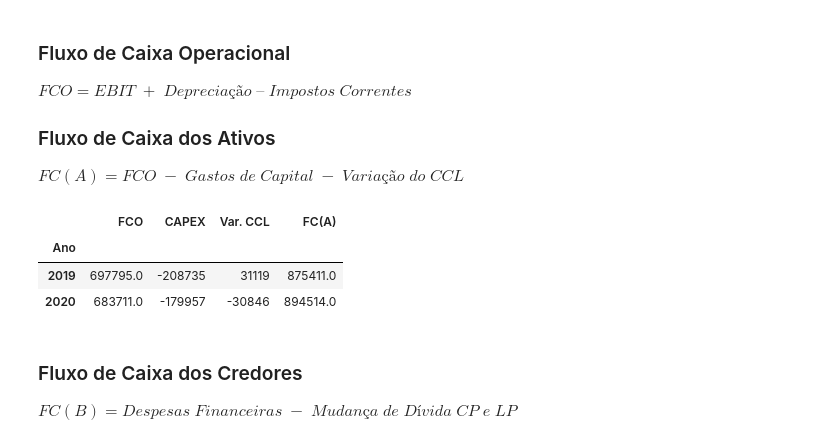
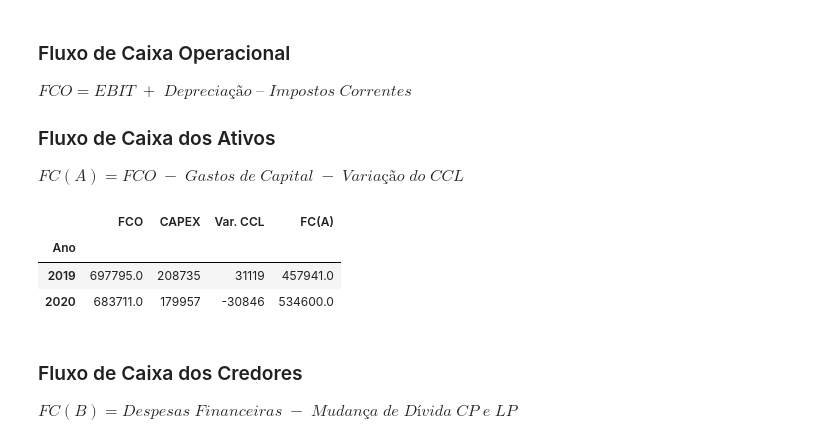
Before and after one commit to pedrotramos/Analise-MRV, a Jupyter notebook: Analise-MRV.ipynb, the cells around one changed output. Saved outputs shown, nothing was run; the diff lists cells and outputs as text; code cells hidden in the pictures.

```diff
--- a/Analise-MRV.ipynb
+++ b/Analise-MRV.ipynb
@@ -484,36 +484,36 @@ for i in years:
     depre = getValue(DFC, 'Depreciação, Amortização e Exaustão', i)
     impostos = getValue(DRE, '(-) IR e CSLL', i)
 
     FCO_ = EBIT + depre - impostos
 
-    CAPEX_ = getValue(DFC, 'Compra Ativo Imobilizado e Intangível', i) # no excel o valor está negativo, pois é uma saída de caixa para a empresa
+    CAPEX_ = -getValue(DFC, 'Compra Ativo Imobilizado e Intangível', i) # no excel o valor está negativo, pois é uma saída de caixa para a empresa
 
     atualCCL = getValue(BP, 'Ativo Circulante', i) - (getValue(BP, 'Passivo Circulante', i) - getValue(BP, 'Financiamento CP', i) - getValue(BP, 'Debêntures CP', i))
     anteriorCCL = getValue(BP, 'Ativo Circulante', i - 1) - (getValue(BP, 'Passivo Circulante', i - 1) - getValue(BP, 'Financiamento CP', i - 1) - getValue(BP, 'Debêntures CP', i - 1))
     varCCL_ = atualCCL - anteriorCCL
 
     FCA_ = FCO_ - CAPEX_ - varCCL_
 
     FCA.append(FCA_)
     FCO.append(FCO_)
     CAPEX.append(CAPEX_)
     varCCL.append(varCCL_)
 
 FCA_DF = pd.DataFrame()
 
 FCA_DF["Ano"] = years
 FCA_DF["FCO"] = FCO
 FCA_DF["CAPEX"] = CAPEX
 FCA_DF["Var. CCL"] = varCCL
 FCA_DF["FC(A)"] = FCA
 
 FCA_DF.set_index("Ano", inplace=True)
 FCA_DF
 # %% [output]
 |  | FCO | CAPEX | Var. CCL | FC(A) |
 | Ano |  |  |  |  |
-| 2019 | 697795.0 | -208735 | 31119 | 875411.0 |
-| 2020 | 683711.0 | -179957 | -30846 | 894514.0 |
+| 2019 | 697795.0 | 208735 | 31119 | 457941.0 |
+| 2020 | 683711.0 | 179957 | -30846 | 534600.0 |
 # %% [markdown]
 ### Fluxo de Caixa dos Credores
 
```
Also changed, not shown: parts of 1 cell of this notebook, 4 other files.
